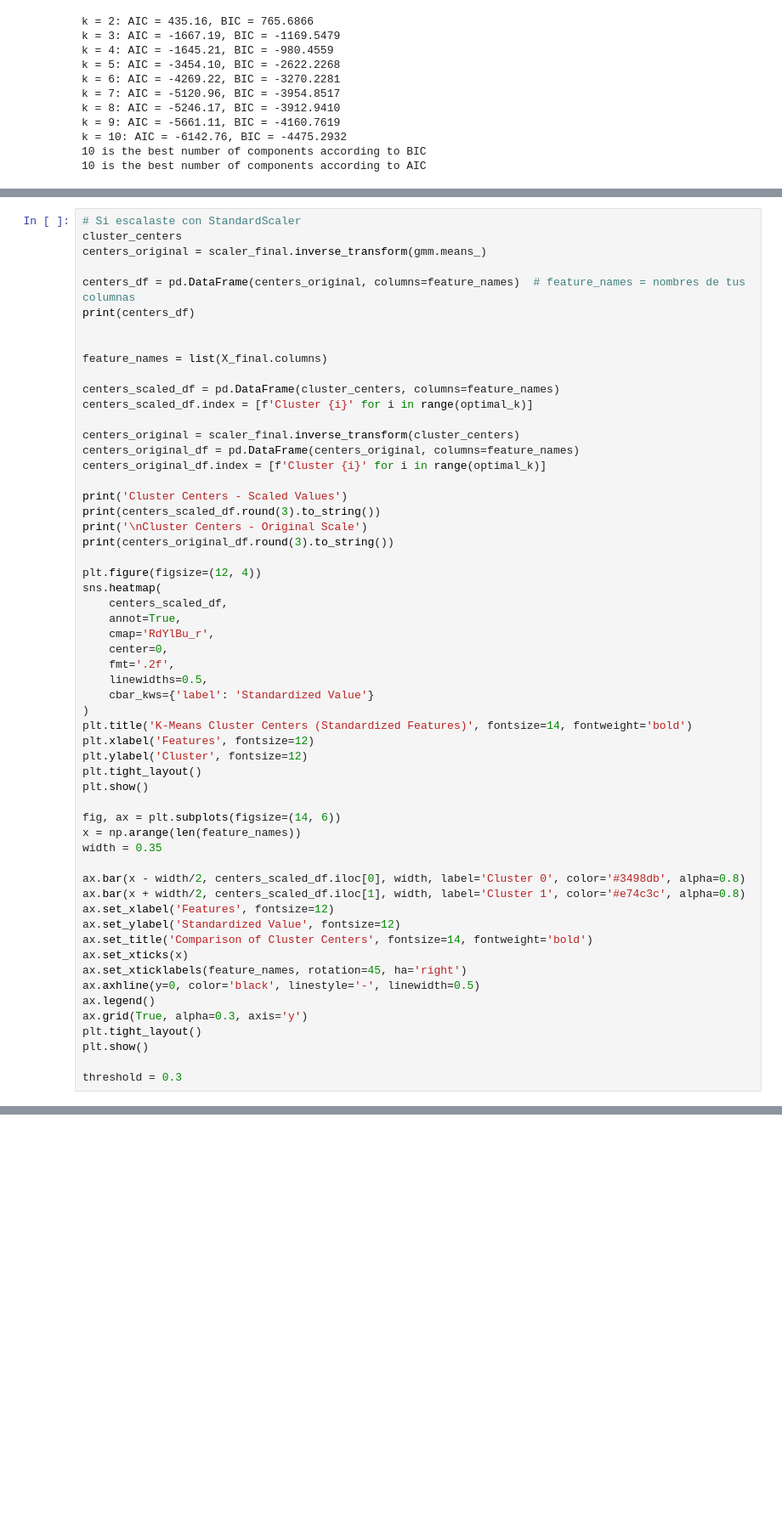
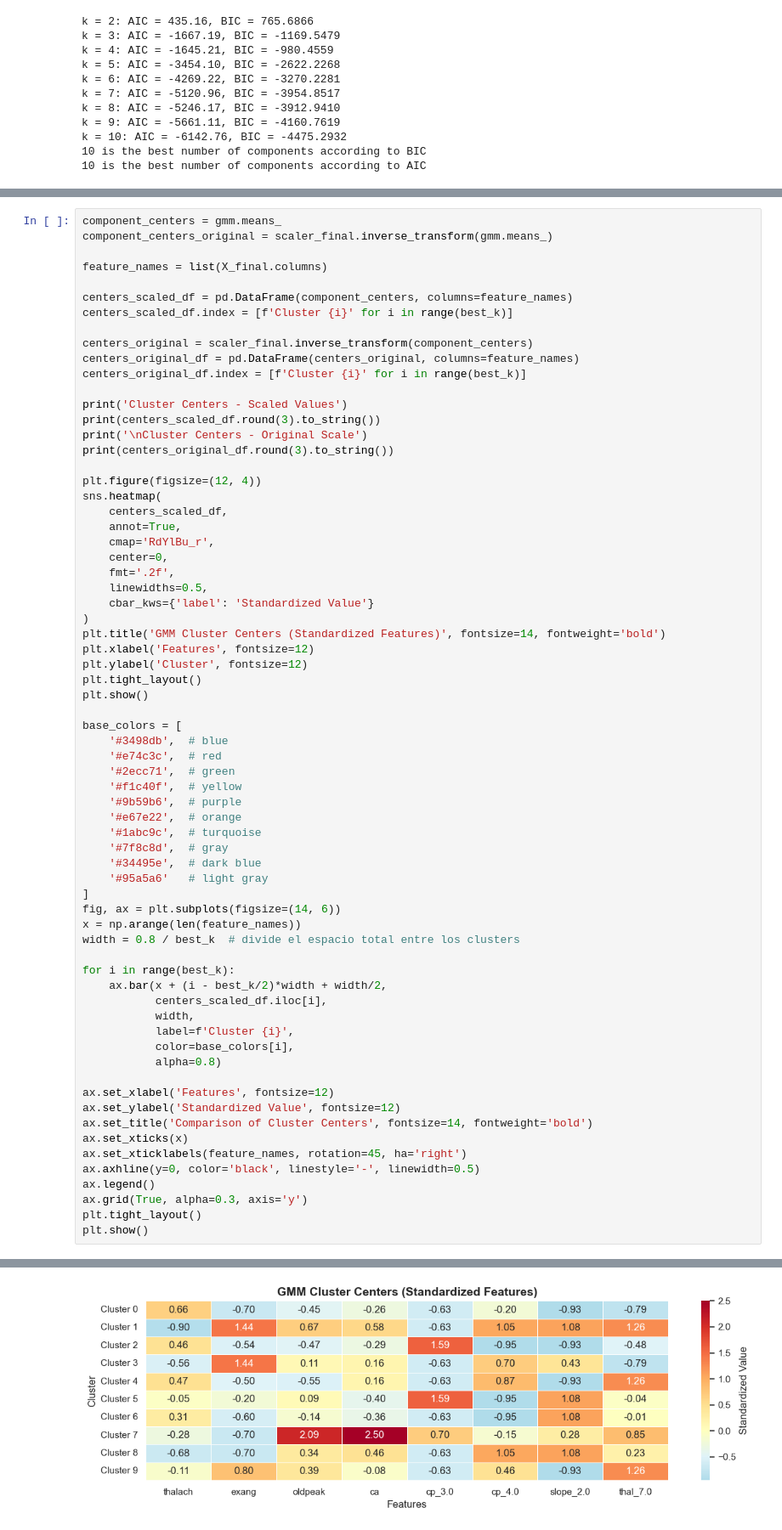
Before and after one commit to harasarahh/machine-learning-projects, a Jupyter notebook: ML_assignment1.ipynb, the cells around one changed output, grey strips where cells are left out. Shown at 85% size. Drawn from its saved outputs; the diff is of its cells as text; blank space fills up the shorter version.

```diff
--- a/ML_assignment1.ipynb
+++ b/ML_assignment1.ipynb
@@ -1054,20 +1077,15 @@ plt.show()
 # %%
-# Si escalaste con StandardScaler
-cluster_centers
-centers_original = scaler_final.inverse_transform(gmm.means_)
-
-centers_df = pd.DataFrame(centers_original, columns=feature_names)  # feature_names = nombres de tus columnas
-print(centers_df)
-
+component_centers = gmm.means_
+component_centers_original = scaler_final.inverse_transform(gmm.means_)
 
 feature_names = list(X_final.columns)
 
-centers_scaled_df = pd.DataFrame(cluster_centers, columns=feature_names)
-centers_scaled_df.index = [f'Cluster {i}' for i in range(optimal_k)]
+centers_scaled_df = pd.DataFrame(component_centers, columns=feature_names)
+centers_scaled_df.index = [f'Cluster {i}' for i in range(best_k)]
 
-centers_original = scaler_final.inverse_transform(cluster_centers)
+centers_original = scaler_final.inverse_transform(component_centers)
 centers_original_df = pd.DataFrame(centers_original, columns=feature_names)
-centers_original_df.index = [f'Cluster {i}' for i in range(optimal_k)]
+centers_original_df.index = [f'Cluster {i}' for i in range(best_k)]
 
 print('Cluster Centers - Scaled Values')
 print(centers_scaled_df.round(3).to_string())
@@ -1084,18 +1102,36 @@ sns.heatmap(
     linewidths=0.5,
     cbar_kws={'label': 'Standardized Value'}
 )
-plt.title('K-Means Cluster Centers (Standardized Features)', fontsize=14, fontweight='bold')
+plt.title('GMM Cluster Centers (Standardized Features)', fontsize=14, fontweight='bold')
 plt.xlabel('Features', fontsize=12)
 plt.ylabel('Cluster', fontsize=12)
 plt.tight_layout()
 plt.show()
 
+base_colors = [
+    '#3498db',  # blue
+    '#e74c3c',  # red
+    '#2ecc71',  # green
+    '#f1c40f',  # yellow
+    '#9b59b6',  # purple
+    '#e67e22',  # orange
+    '#1abc9c',  # turquoise
+    '#7f8c8d',  # gray
+    '#34495e',  # dark blue
+    '#95a5a6'   # light gray
+]
 fig, ax = plt.subplots(figsize=(14, 6))
 x = np.arange(len(feature_names))
-width = 0.35
+width = 0.8 / best_k  # divide el espacio total entre los clusters
 
-ax.bar(x - width/2, centers_scaled_df.iloc[0], width, label='Cluster 0', color='#3498db', alpha=0.8)
-ax.bar(x + width/2, centers_scaled_df.iloc[1], width, label='Cluster 1', color='#e74c3c', alpha=0.8)
+for i in range(best_k):
+    ax.bar(x + (i - best_k/2)*width + width/2,
+           centers_scaled_df.iloc[i],
+           width,
+           label=f'Cluster {i}',
+           color=base_colors[i],
+           alpha=0.8)
+
 ax.set_xlabel('Features', fontsize=12)
 ax.set_ylabel('Standardized Value', fontsize=12)
 ax.set_title('Comparison of Cluster Centers', fontsize=14, fontweight='bold')
@@ -1106,6 +1142,4 @@ ax.legend()
 ax.grid(True, alpha=0.3, axis='y')
 plt.tight_layout()
 plt.show()
-
-threshold = 0.3
 # %% [output]
@@ -1128,0 +1163 @@ Cluster 9:
+[figure, added]
```
Also changed, not shown: parts of 8 cells of this notebook.
